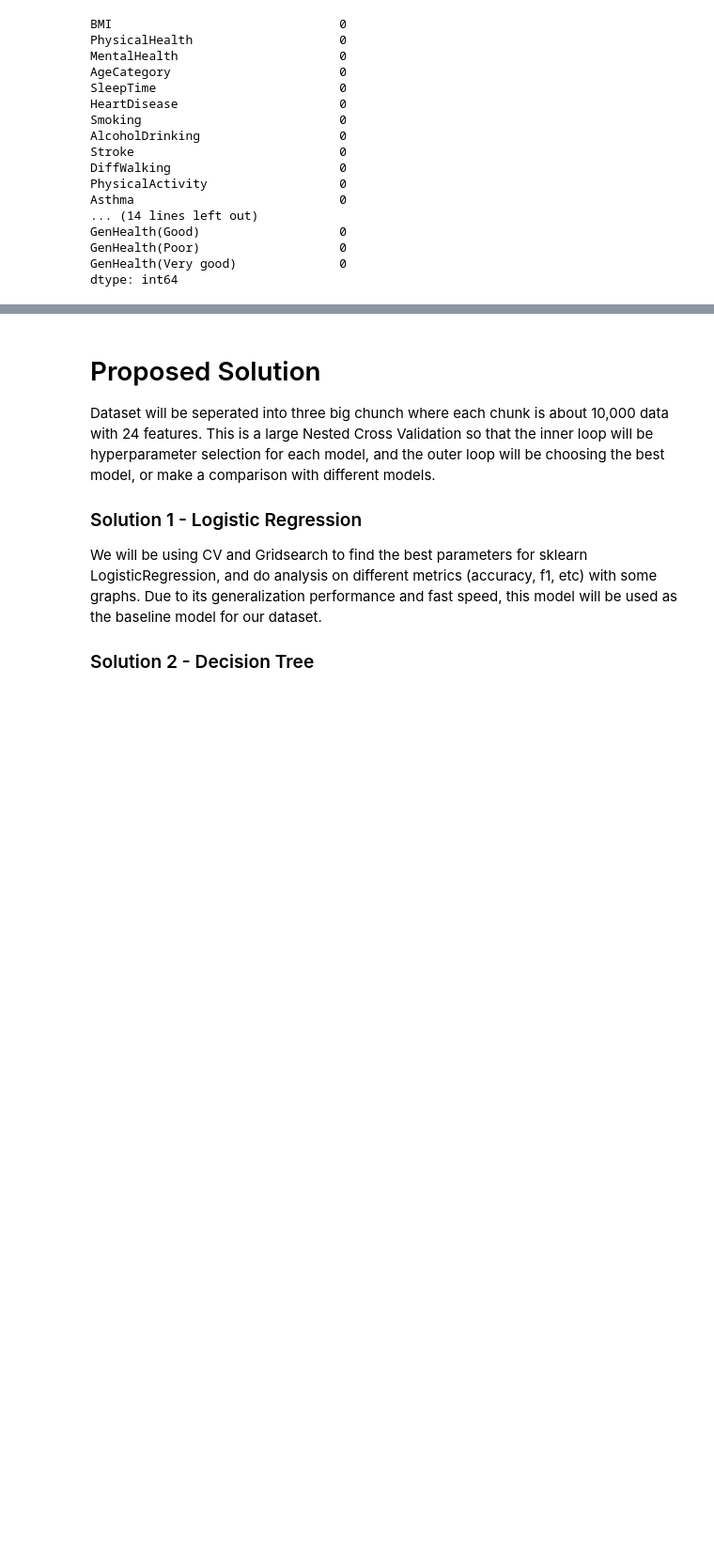
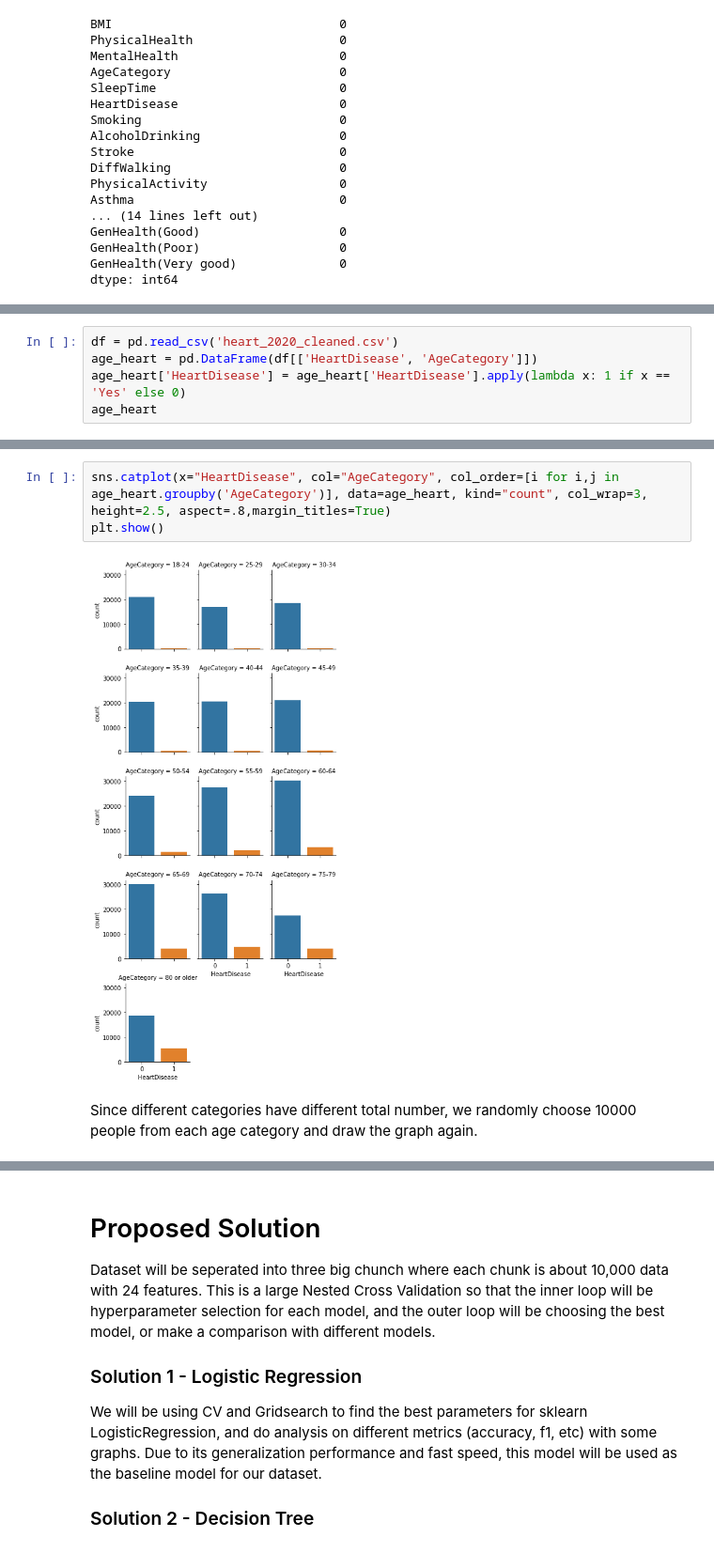
Before and after one commit to COGS118A/Group011-Sp22, a Jupyter notebook: Checkpoint_group011.ipynb, the cells around one changed output, grey strips where cells are left out. Shown at 94% size. Drawn from its saved outputs; the diff is of its cells as text; blank space fills up the shorter version.

```diff
--- a/Checkpoint_group011.ipynb
+++ b/Checkpoint_group011.ipynb
@@ -311,0 +318,5 @@ dtype: int64
+# %%
+df = pd.read_csv('heart_2020_cleaned.csv')
+age_heart = pd.DataFrame(df[['HeartDisease', 'AgeCategory']])
+age_heart['HeartDisease'] = age_heart['HeartDisease'].apply(lambda x: 1 if x == 'Yes' else 0)
+age_heart
@@ -311,0 +337,7 @@ dtype: int64
+# %%
+sns.catplot(x="HeartDisease", col="AgeCategory", col_order=[i for i,j in age_heart.groupby('AgeCategory')], data=age_heart, kind="count", col_wrap=3, height=2.5, aspect=.8,margin_titles=True)
+plt.show()
+# %% [output]
+[figure, added]
+# %% [markdown]
+Since different categories have different total number, we randomly choose 10000 people from each age category and draw the graph again.
```
Also changed, not shown: parts of 43 cells of this notebook, 1 other file.
